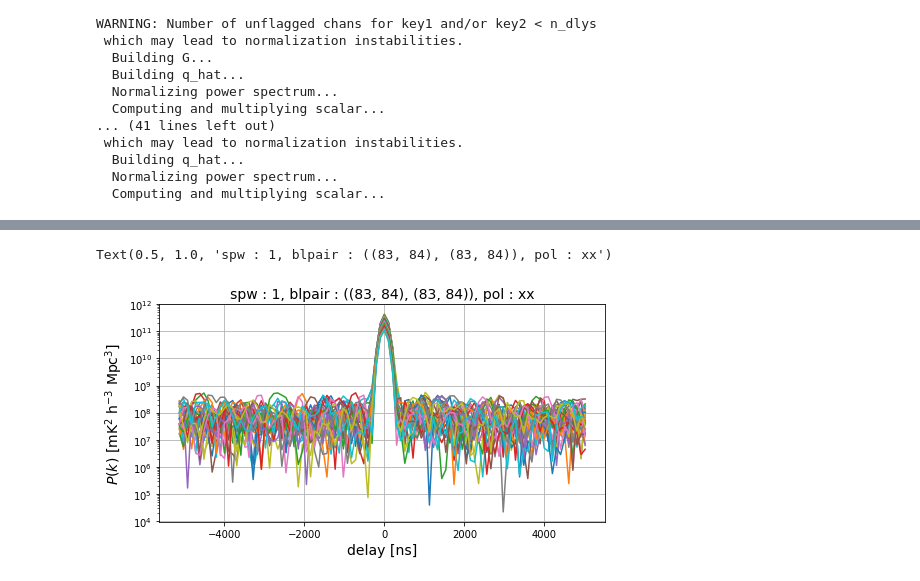
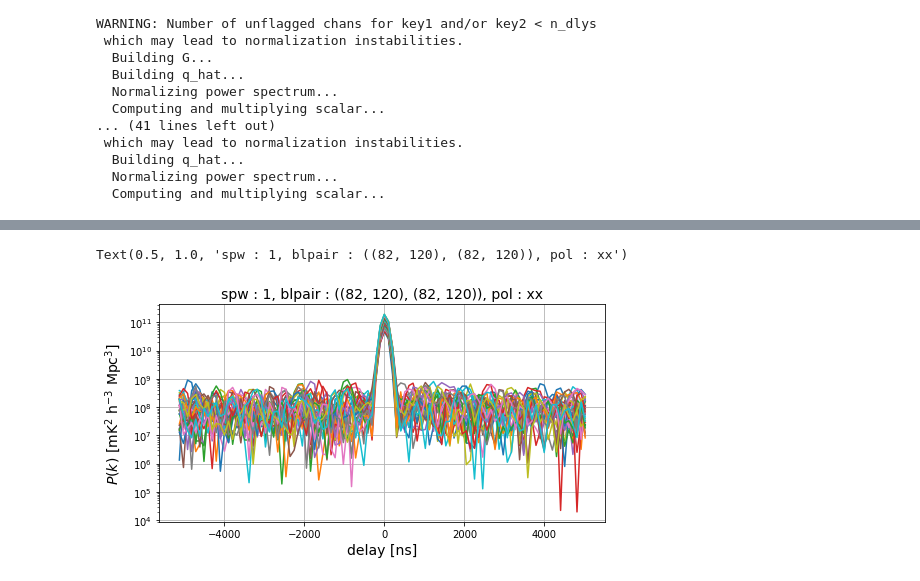
Before and after one commit to acliu/mcgill_sandbox, a Jupyter notebook: dixin/cable_reflection.ipynb, the cells around one changed output, grey strips where cells are left out. Cells and saved outputs as stored; diff of their text form; code cells hidden in the pictures.

```diff
--- a/dixin/cable_reflection.ipynb
+++ b/dixin/cable_reflection.ipynb
@@ -61,20 +94,19 @@ WARNING: Number of unflagged chans for key1 and/or key2 < n_dlys
 # %%
-# without cable reflection
+# no cable reflection #2
 spw = 1
-blp = ((83, 84), (83, 84))
-# blp = ((82, 120), (82, 120))
-key = (spw, blp, 'xx')
+blp = ((82, 120), (82, 120))
+key3 = (spw, blp, 'xx')
 dlys = uvp.get_dlys(spw) * 1e9
-power_wo = np.abs(np.real(uvp.get_data(key)))
+power3 = np.abs(np.real(uvp.get_data(key3)))
 
 # plot power spectrum of spectral window 1
 fig, ax = plt.subplots(figsize=(8,4))
-p1 = ax.plot(dlys, power_wo.T)
+p1 = ax.plot(dlys, power3.T)
 ax.set_yscale('log')
 ax.grid()
 ax.set_xlabel("delay [ns]", fontsize=14)
 ax.set_ylabel(r"$P(k)\ \rm [mK^2\ h^{-3}\ Mpc^3]$", fontsize=14)
-ax.set_title("spw : {}, blpair : {}, pol : {}".format(*key), fontsize=14)
+ax.set_title("spw : {}, blpair : {}, pol : {}".format(*key3), fontsize=14)
 # %% [output]
-Text(0.5, 1.0, 'spw : 1, blpair : ((83, 84), (83, 84)), pol : xx')
+Text(0.5, 1.0, 'spw : 1, blpair : ((82, 120), (82, 120)), pol : xx')
-[figure, old version]
+[figure, new version]
```
Also changed, not shown: parts of 15 cells of this notebook.
